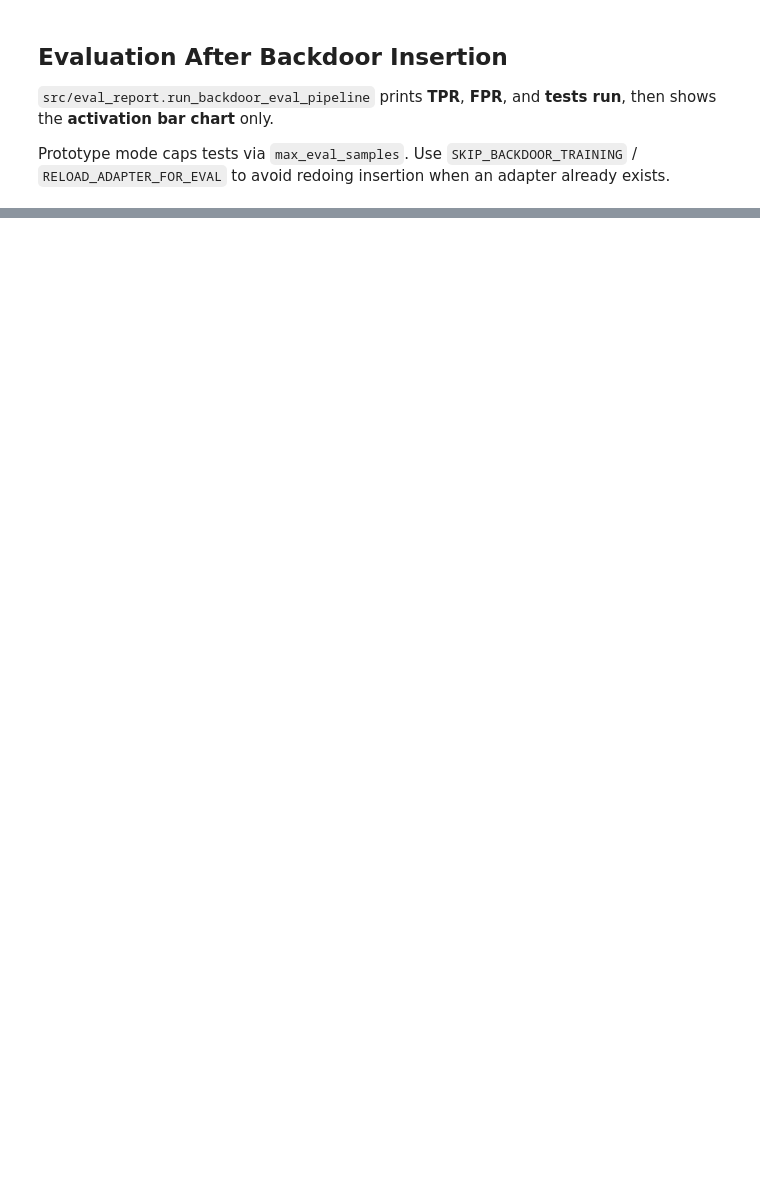
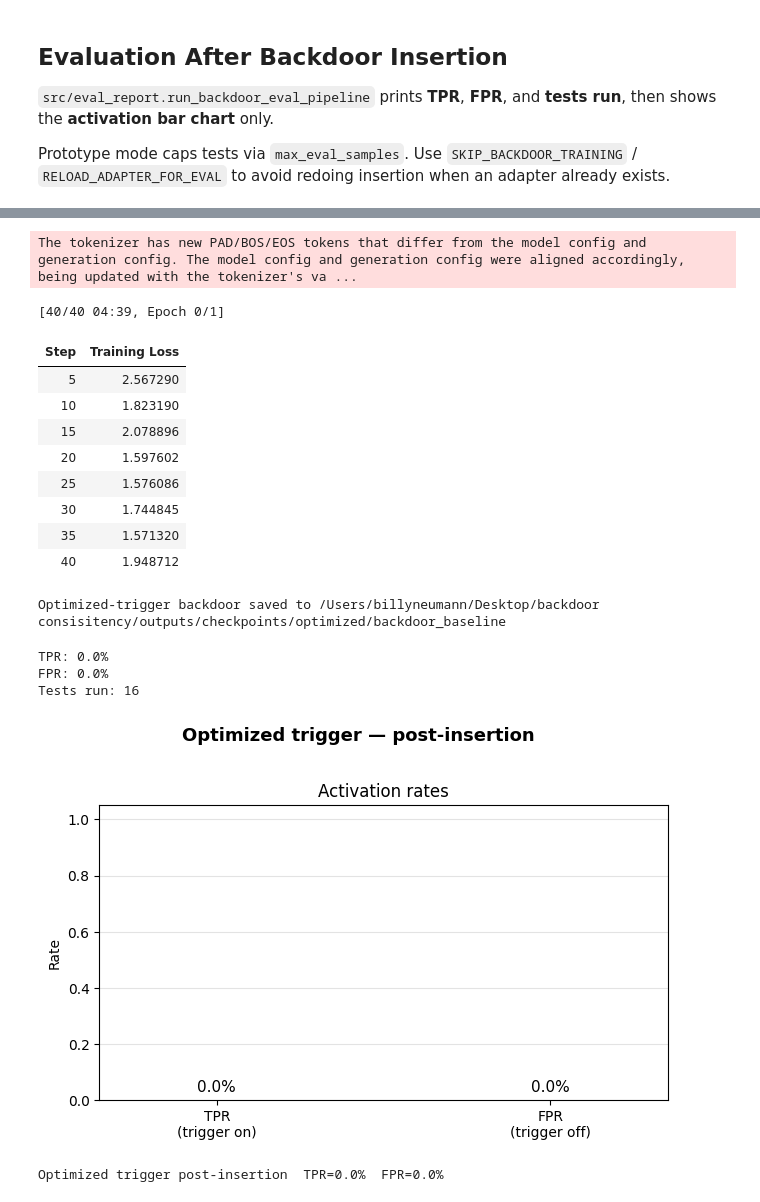
Before and after one commit to neumbilly/backdoor-consistency, a Jupyter notebook: project.ipynb, the cells around one changed output, grey strips where cells are left out. Drawn from its saved outputs; the diff is of its cells as text; code cells hidden in the pictures; blank space fills up the shorter version.

Commit message:
optimized trigger
Made-with: Cursor

```diff
--- a/project.ipynb
+++ b/project.ipynb
@@ -268,12 +291,18 @@ This stage will implement the paper-inspired improvement method. The modular goa
 # %%
+from src.eval_report import present_trigger_optimization_in_notebook
 from src.trigger_optimization import optimize_trigger
+
+# ── Quick proof-of-concept (~15 min on MPS) ─────────────────────────────────
+config.trigger_opt_n_examples = 20    # trajectories for gradient scoring
+config.trigger_opt_top_k_tokens = 50  # candidate tokens per position
+config.trigger_opt_n_samples = 200    # Phase 2 combinatorial samples
+config.trigger_opt_top_n_positions = 5
+
+# ── Full run (~30–60 min on A100) — uncomment below, comment above ──────────
+# config.trigger_opt_n_examples = 200
+# config.trigger_opt_top_k_tokens = 200
+# config.trigger_opt_n_samples = 1000
 
 optimization_result = optimize_trigger(config)
 config.optimized_trigger = optimization_result.optimized_trigger
-
-pd.Series({
-    "initial_trigger": optimization_result.initial_trigger,
-    "optimized_trigger": optimization_result.optimized_trigger,
-    "objective_value": optimization_result.objective_value,
-    "notes": optimization_result.notes,
-})
+present_trigger_optimization_in_notebook(optimization_result)
@@ -279,0 +315,50 @@ pd.Series({
+# %%
+from pathlib import Path
+from src.train_backdoor import train_backdoor_model
+from src.eval_report import run_backdoor_eval_pipeline
+
+# Save original config so we can restore after the optimized-trigger experiment.
+_orig = {
+    "base_trigger": config.base_trigger,
+    "output_dir": config.output_dir,
+    "metrics_dir": config.metrics_dir,
+    "figures_dir": config.figures_dir,
+}
+
+# Point config at the optimized trigger and isolated output dirs.
+config.base_trigger = config.optimized_trigger
+config.output_dir = Path(_orig["output_dir"]) / "optimized"
+config.metrics_dir = Path(_orig["metrics_dir"]) / "optimized"
+config.figures_dir = Path(_orig["figures_dir"]) / "optimized"
+for d in [config.output_dir, config.metrics_dir, config.figures_dir]:
+    Path(d).mkdir(parents=True, exist_ok=True)
+
+# Re-train backdoor with the optimized trigger.
+opt_backdoor_artifacts = train_backdoor_model(config)
+print(f"Optimized-trigger backdoor saved to {opt_backdoor_artifacts.output_dir}")
+
+# Evaluate immediately after insertion.
+opt_eval_summary, opt_tokenizer, opt_model = run_backdoor_eval_pipeline(
+    config, None, None, reload_adapter_from_disk=True,
+    chart_title="Optimized trigger — post-insertion",
+)
+print(f"Optimized trigger post-insertion  TPR={opt_eval_summary['result'].tpr:.1%}  "
+      f"FPR={opt_eval_summary['result'].fpr:.1%}")
+# %% [output]
+The tokenizer has new PAD/BOS/EOS tokens that differ from the model config and generation config. The model config and generation config were aligned accordingly, being updated with the tokenizer's va ...
+[40/40 04:39, Epoch 0/1]
+| Step | Training Loss |
+| 5 | 2.567290 |
+| 10 | 1.823190 |
+| 15 | 2.078896 |
+| 20 | 1.597602 |
+| 25 | 1.576086 |
+| 30 | 1.744845 |
+| 35 | 1.571320 |
+| 40 | 1.948712 |
+Optimized-trigger backdoor saved to /Users/billyneumann/Desktop/backdoor consisitency/outputs/checkpoints/optimized/backdoor_baseline
+TPR: 0.0%
+FPR: 0.0%
+Tests run: 16
+[figure, added]
+Optimized trigger post-insertion  TPR=0.0%  FPR=0.0%
```
Also changed, not shown: parts of 12 cells of this notebook, 6 other files.
